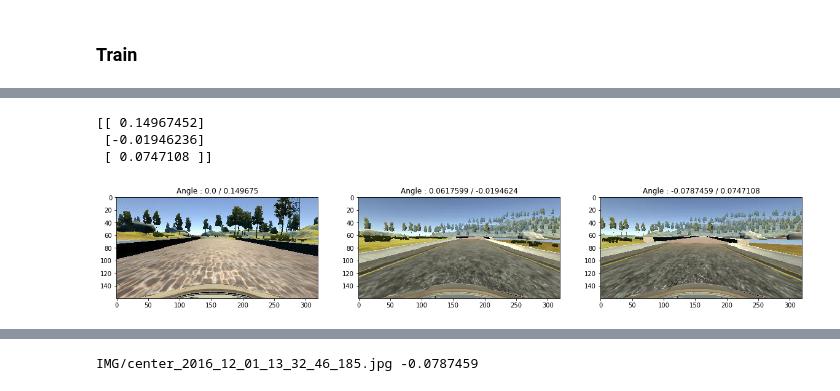
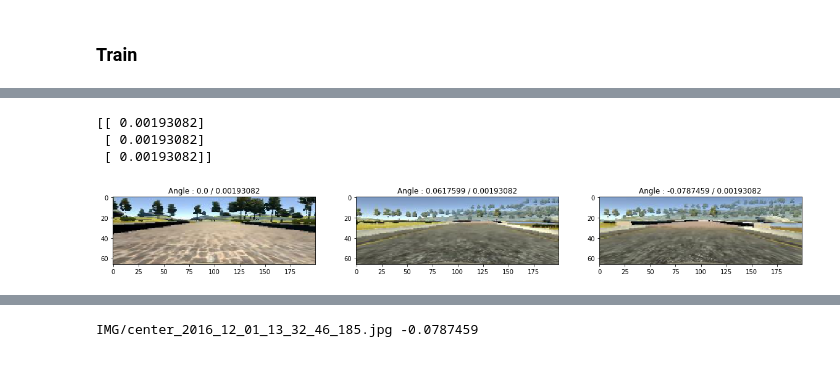
Before and after one commit to husams/Behavioral-Cloning, a Jupyter notebook: nvida.ipynb, the cells around one changed output, grey strips where cells are left out. Drawn from its saved outputs; the diff is of its cells as text; code cells hidden in the pictures.

Commit message:
CHange generator

```diff
--- a/nvida.ipynb
+++ b/nvida.ipynb
@@ -127,12 +127,12 @@ for i in range(size):
 # %%
 plt.figure(figsize=(20,20))
 for i in range(1):
-    image, angle = select_image(data,5)
+    image, angle = random_camera(data,5)
     plt.subplot(1,size, i+1)
     plt.title(str(angle))
     plt.imshow(image)
 
-    image, angle = trans_image(image, angle)
+    image = preprocess(image)
     plt.subplot(1,size, i+2)
     plt.title(str(angle))
     plt.imshow(image)
@@ -148,8 +148,8 @@ Create generator to preprocess data
 #train_generator = samples_generator(train_samples, batch_size=32)
 #validation_generator = samples_generator(validation_samples, batch_size=32)
 
-train_generator      = generator(train_samples, batch_size=128)
-validation_generator = generator(validation_samples, batch_size=128)
+train_generator      = generator(train_samples, batch_size=32)
+validation_generator = generator(validation_samples, batch_size=32, augmentation=False)
 # %% [markdown]
 ### Build model
 # %%
@@ -159,8 +159,8 @@ learning_rate = 0.0001 # (good result)
 opt = Adam(lr=learning_rate)
 
 model = Sequential()
-model.add(Lambda(lambda x: (x / 255.0) - 0.5, input_shape=(160,320,3)))
-model.add(Cropping2D(cropping=((55,22), (0,0))))
+model.add(Lambda(lambda x: (x / 255.0) - 0.5, input_shape=(66,200,3)))
+#model.add(Cropping2D(cropping=((55,22), (0,0))))
 model.add(Convolution2D(24, 5,5, subsample=(2, 2), activation="relu"))
 model.add(Convolution2D(36, 5,5, subsample=(2, 2), activation="relu"))
 model.add(Convolution2D(48, 5,5, subsample=(2, 2), activation="relu"))
@@ -168,7 +168,7 @@ model.add(Convolution2D(64, 3,3, subsample=(1, 1), activation="relu"))
 model.add(Convolution2D(64, 3,3, subsample=(1, 1), activation="relu"))
 model.add(Flatten())
 model.add(Dense(1164,activation="relu"))
-model.add(Dropout(0.2))
+#model.add(Dropout(0.2))
 model.add(Dense(100,activation="relu"))
 #model.add(Dropout(0.2))
 model.add(Dense(50,activation="relu"))
@@ -202,8 +202,8 @@ ________________________________________________________________________________
 # %%
 batch_size  = 128
 epochs      = 5
-samples_per_epoch  = math.ceil((len(train_samples)*8)/batch_size) * batch_size
-nb_val_samples     = math.ceil((len(validation_samples)*8) / batch_size) * batch_size
+samples_per_epoch  = 40000 #math.ceil((len(train_samples)*8)/batch_size) * batch_size
+nb_val_samples     = 24000 #math.ceil((len(validation_samples)*8) / batch_size) * batch_size
 
 history = model.fit_generator(
     train_generator,
@@ -252,32 +250,32 @@ array([ 0.        ,  0.5318362 ,  0.33824026,  0.1861508 ,  0.25      ,
 # %%
 data = pd.read_csv("./data/driving_log.csv")
 
 
 center_data = data[data.steering == 0].iloc[0]
 left_data   = data[data.steering > 0].iloc[0]
 right_data  = data[data.steering < 0].iloc[0]
 
-center = plt.imread("./data/" + center_data['center'])
-left   = plt.imread("./data/" + left_data['center'])
-right  = plt.imread("./data/" + right_data['center'])
+center = preprocess(plt.imread("./data/" + center_data['center']))
+left   = preprocess(plt.imread("./data/" + left_data['center']))
+right  = preprocess(plt.imread("./data/" + right_data['center']))
 
 images = [center,left,right]
 angles = [center_data['steering'], left_data['steering'], right_data['steering']]
 
 p = model.predict(np.array(images))
 print(p)
 
 plt.figure(1,figsize=(20,20))
 for idx, image in enumerate(images):
     plt.subplot(1,3,idx+1)
     plt.title('Angle : ' + str(angles[idx]) + " / " + str(p[idx][0]))
     plt.imshow(image)
 plt.show()
 # %% [output]
-[[ 0.14967452]
- [-0.01946236]
- [ 0.0747108 ]]
+[[ 0.00193082]
+ [ 0.00193082]
+ [ 0.00193082]]
-[figure, old version]
+[figure, new version]
 # %%
 image = cv2.cvtColor(image,cv2.COLOR_RGB2LUV)
 print(image.shape)
```
Also changed, not shown: parts of 9 cells of this notebook, 1 other file.
